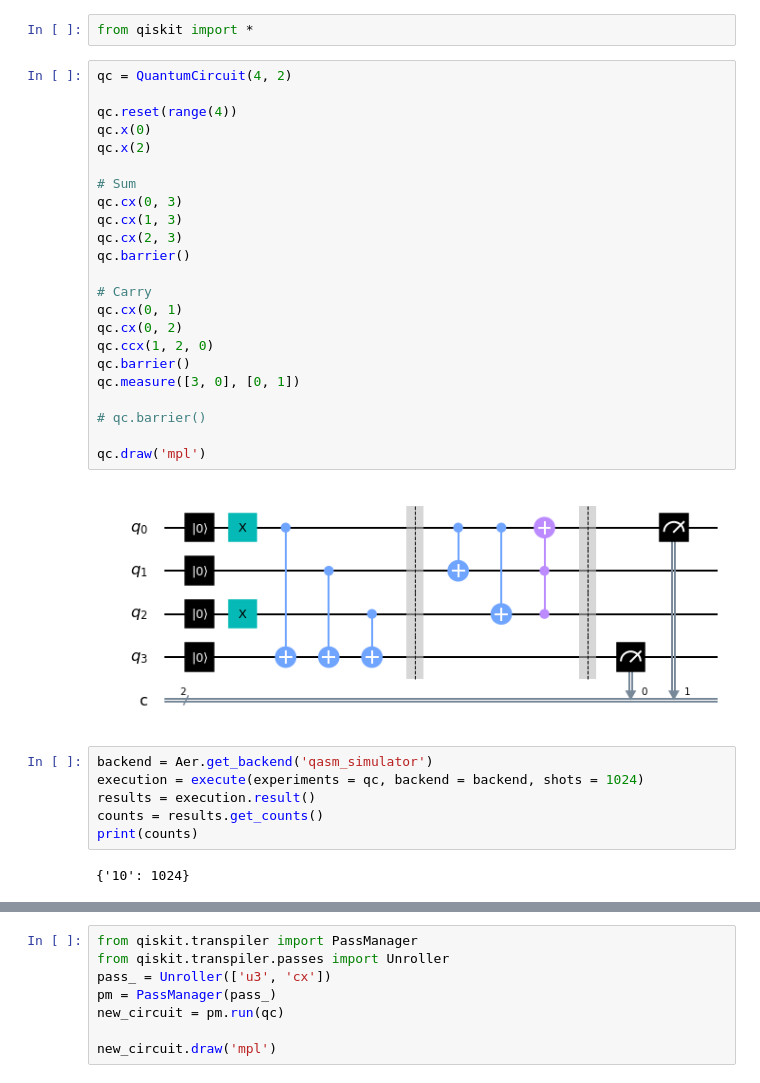
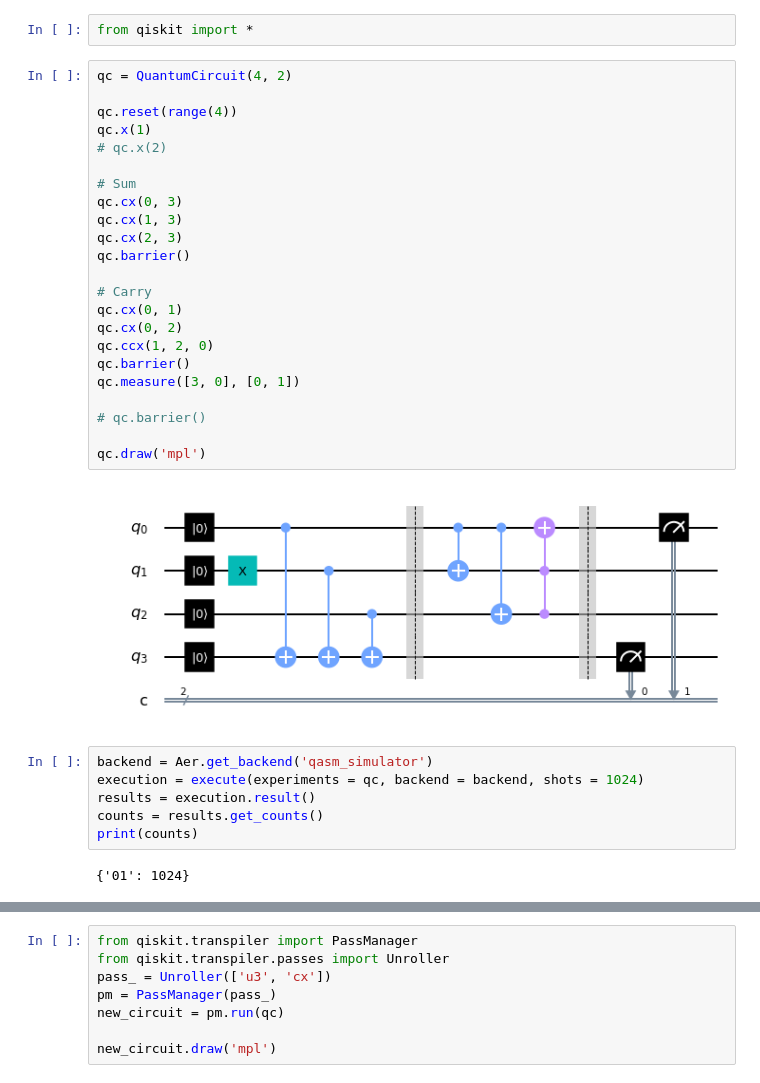
Before and after one commit to SaashaJoshi/quantum-computing, a Jupyter notebook: qiskit-ibm/IBM-Quantum-Challenge-2020/Week-1a-full_adder_optimize.ipynb, the cells around one changed output, grey strips where cells are left out. Drawn from its saved outputs; the diff is of its cells as text.

```diff
--- a/qiskit-ibm/IBM-Quantum-Challenge-2020/Week-1a-full_adder_optimize.ipynb
+++ b/qiskit-ibm/IBM-Quantum-Challenge-2020/Week-1a-full_adder_optimize.ipynb
@@ -3,28 +3,28 @@ from qiskit import *
 # %%
 qc = QuantumCircuit(4, 2)
 
 qc.reset(range(4))
-qc.x(0)
-qc.x(2)
+qc.x(1)
+# qc.x(2)
 
 # Sum
 qc.cx(0, 3)
 qc.cx(1, 3)
 qc.cx(2, 3)
 qc.barrier()
 
 # Carry
 qc.cx(0, 1)
 qc.cx(0, 2)
 qc.ccx(1, 2, 0)
 qc.barrier()
 qc.measure([3, 0], [0, 1])
 
 # qc.barrier()
 
 qc.draw('mpl')
 # %% [output]
-[figure, old version]
+[figure, new version]
 # %%
 backend = Aer.get_backend('qasm_simulator')
 execution = execute(experiments = qc, backend = backend, shots = 1024)
@@ -32,5 +32,5 @@ results = execution.result()
 counts = results.get_counts()
 print(counts)
 # %% [output]
-{'10': 1024}
+{'01': 1024}
 # %%
```
Also changed, not shown: parts of 2 cells of this notebook, 1 other file.
